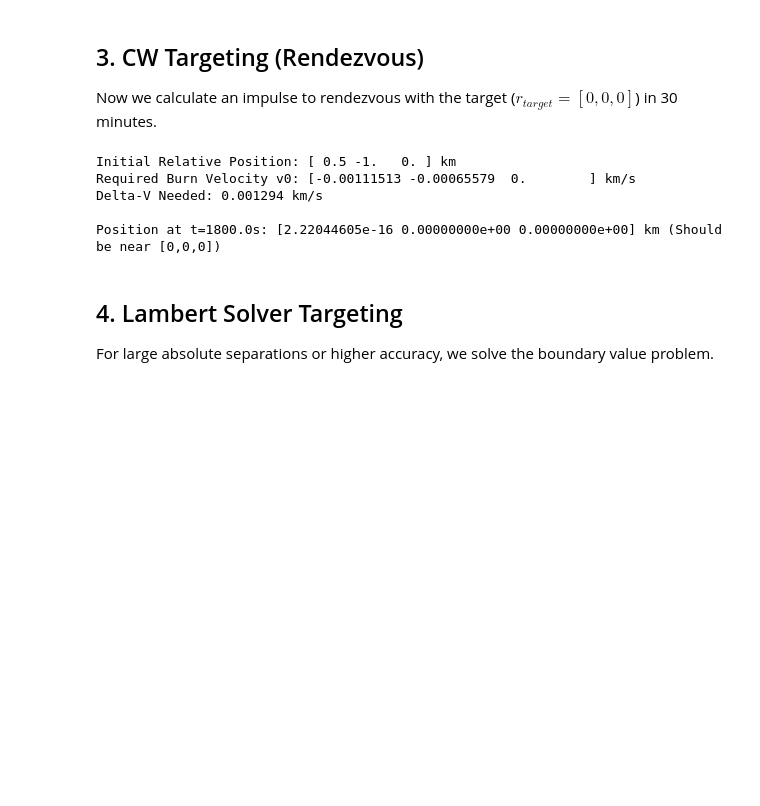
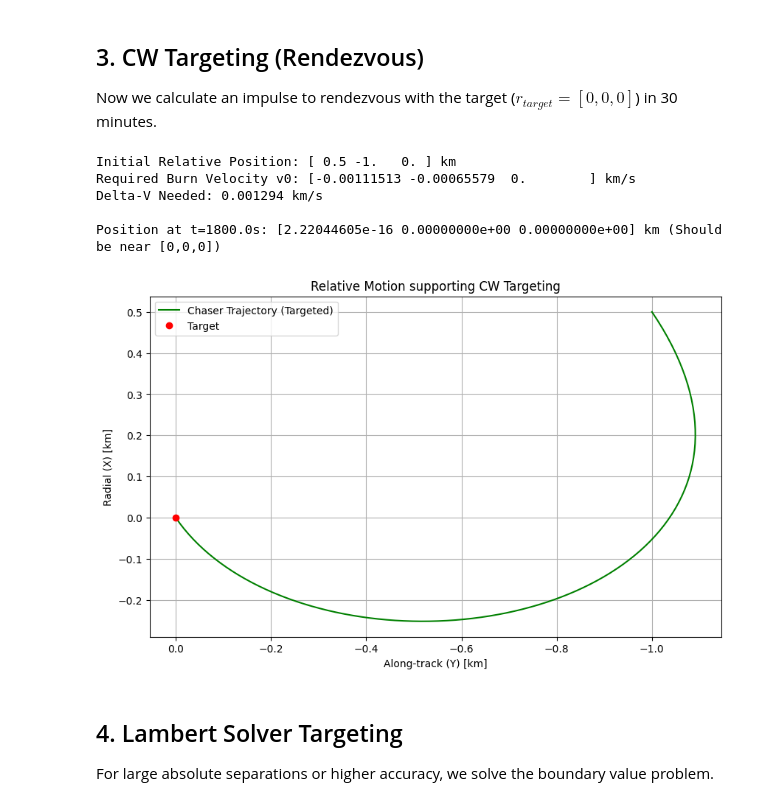
Before and after one commit to BatuhanAkkova/gnc-toolkit, a Jupyter notebook: docs/tutorials/13_rendezvous.ipynb, the cells around one changed output. Saved outputs shown, nothing was run; the diff lists cells and outputs as text; code cells hidden in the pictures; blank space fills up the shorter version.

```diff
--- a/docs/tutorials/13_rendezvous.ipynb
+++ b/docs/tutorials/13_rendezvous.ipynb
@@ -64,22 +64,44 @@ Now we calculate an impulse to rendezvous with the target ($r_{target} = [0, 0,
 # %%
 t_transfer = 1800.0  # 30 minutes
 r_target = np.array([0.0, 0.0, 0.0])  # Meet the target
 
 v0_req = cw_targeting(r0, r_target, t_transfer, n_orbit)
 
 print(f"Initial Relative Position: {r0} km")
 print(f"Required Burn Velocity v0: {v0_req} km/s")
 print(f"Delta-V Needed: {np.linalg.norm(v0_req):.6f} km/s")
 
 # Verify by propagating with required v0
 r_final, v_final = cw_equations(r0, v0_req, n_orbit, t_transfer)
 print(f"\nPosition at t={t_transfer}s: {r_final} km (Should be near [0,0,0])")
+
+# --- Visualization of Targeted Rendezvous ---
+time_targeting = np.linspace(0, t_transfer, 100)
+history_r_target = []
+
+for t in time_targeting:
+    r_t, v_t = cw_equations(r0, v0_req, n_orbit, t)
+    history_r_target.append(r_t)
+
+history_r_target = np.array(history_r_target)
+
+plt.figure(figsize=(10, 6))
+plt.plot(history_r_target[:, 1], history_r_target[:, 0], 'g-', label='Chaser Trajectory (Targeted)')
+plt.plot(0, 0, 'ro', label='Target')
+plt.xlabel('Along-track (Y) [km]')
+plt.ylabel('Radial (X) [km]')
+plt.title('Relative Motion supporting CW Targeting')
+plt.gca().invert_xaxis()
+plt.legend()
+plt.grid(True)
+plt.show()
 # %% [output]
 Initial Relative Position: [ 0.5 -1.   0. ] km
 Required Burn Velocity v0: [-0.00111513 -0.00065579  0.        ] km/s
 Delta-V Needed: 0.001294 km/s
 
 Position at t=1800.0s: [2.22044605e-16 0.00000000e+00 0.00000000e+00] km (Should be near [0,0,0])
+[figure, added]
 # %% [markdown]
 ## 4. Lambert Solver Targeting
 
```
Also changed, not shown: 1 other file.
